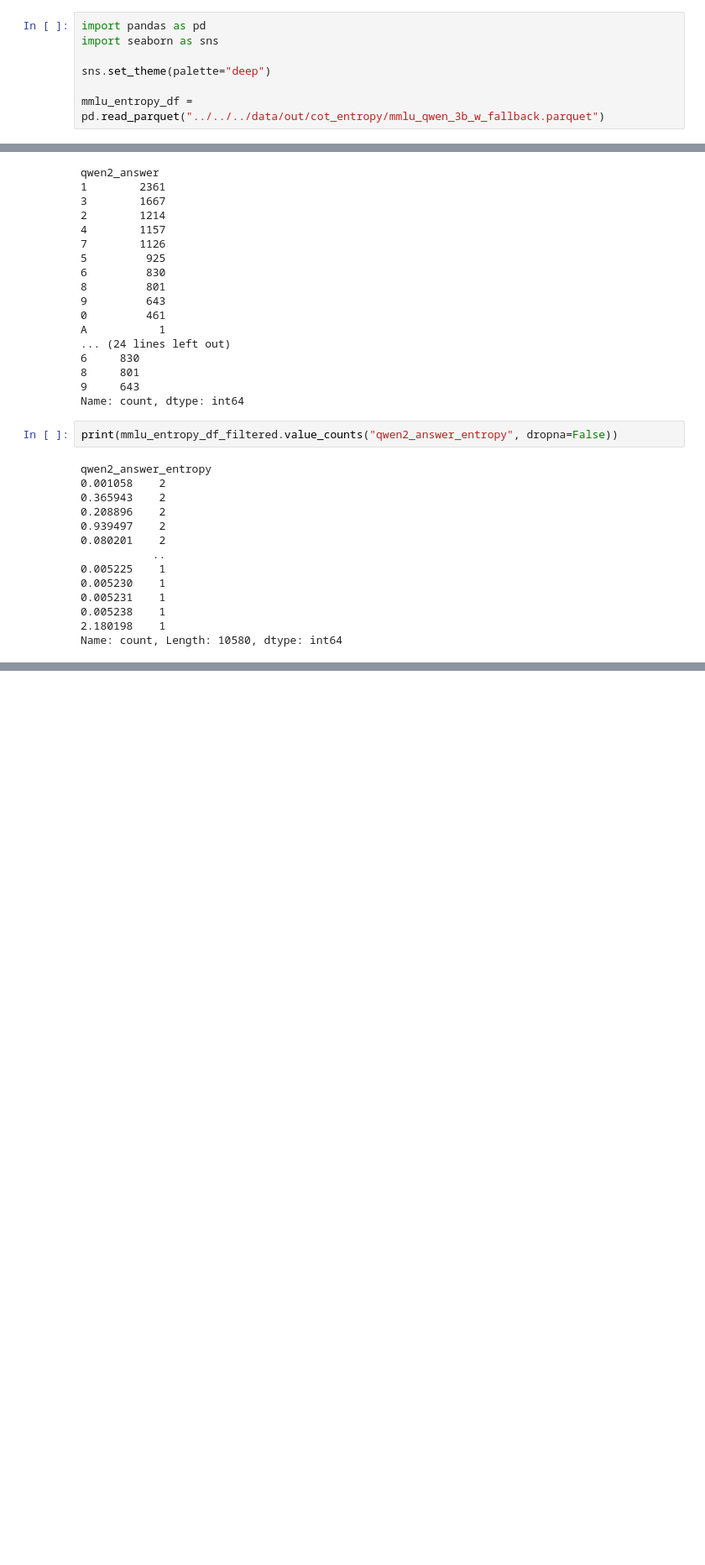
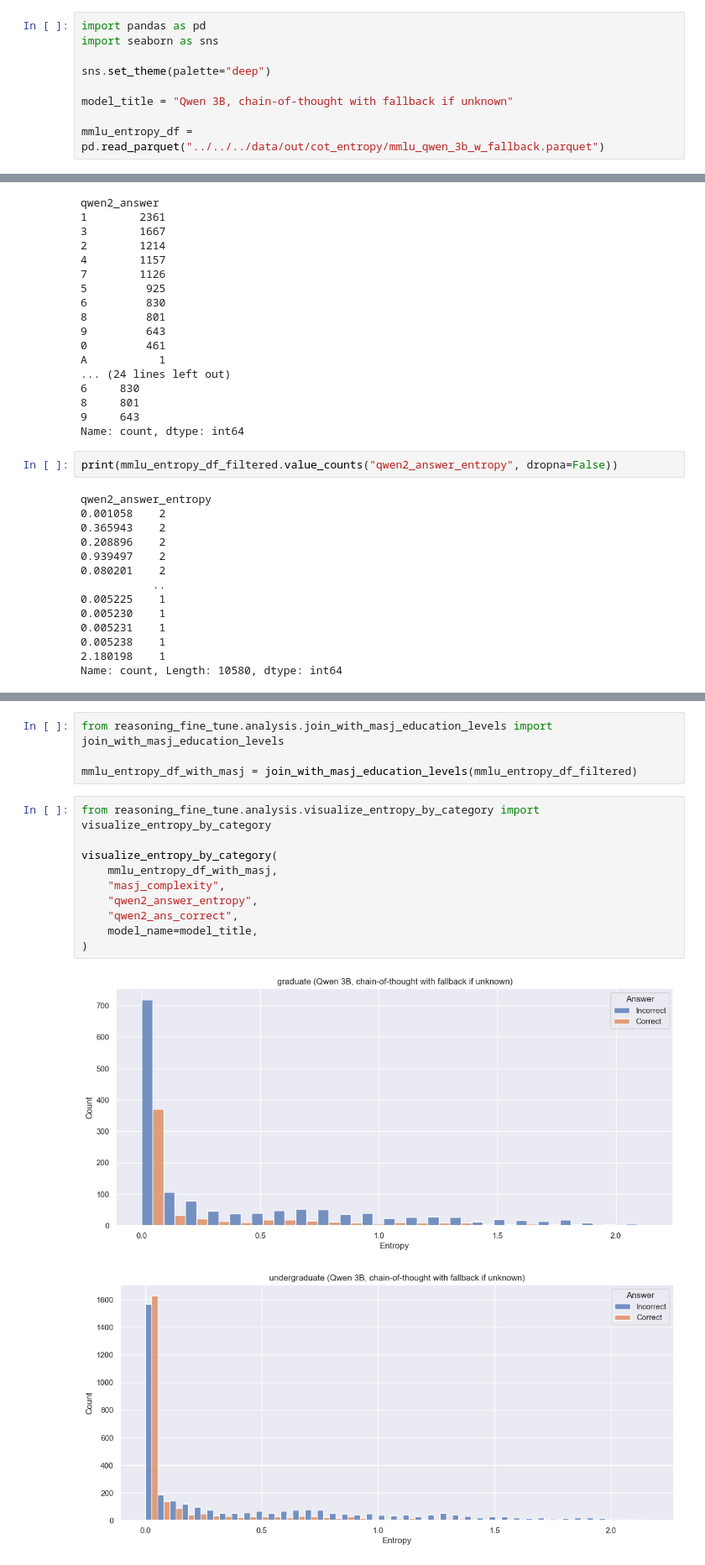
Before and after one commit to aigoncharov/complexity-aware-fine-tuning, a Jupyter notebook: src/analysis/cot_entropy.py/qwe_3b_w_fallback_mmlu.ipynb, the cells around one changed output, grey strips where cells are left out. Shown: that part at 84% size. Cells and saved outputs as stored; diff of their text form; blank space fills up the shorter version.

```diff
--- a/src/analysis/cot_entropy.py/qwe_3b_w_fallback_mmlu.ipynb
+++ b/src/analysis/cot_entropy.py/qwe_3b_w_fallback_mmlu.ipynb
@@ -4,6 +4,8 @@ import seaborn as sns
 
 sns.set_theme(palette="deep")
 
+model_title = "Qwen 3B, chain-of-thought with fallback if unknown"
+
 mmlu_entropy_df = pd.read_parquet("../../../data/out/cot_entropy/mmlu_qwen_3b_w_fallback.parquet")
 # %%
 mmlu_entropy_df.head()
@@ -152,0 +183,17 @@ visualize_entropy_by_category(
+# %%
+from reasoning_fine_tune.analysis.join_with_masj_education_levels import join_with_masj_education_levels
+
+mmlu_entropy_df_with_masj = join_with_masj_education_levels(mmlu_entropy_df_filtered)
+# %%
+from reasoning_fine_tune.analysis.visualize_entropy_by_category import visualize_entropy_by_category
+
+visualize_entropy_by_category(
+    mmlu_entropy_df_with_masj,
+    "masj_complexity",
+    "qwen2_answer_entropy",
+    "qwen2_ans_correct",
+    model_name=model_title,
+)
+# %% [output]
+[figure, added]
+[figure, added]
```
Also changed, not shown: parts of 5 cells of this notebook, 13 other files.
